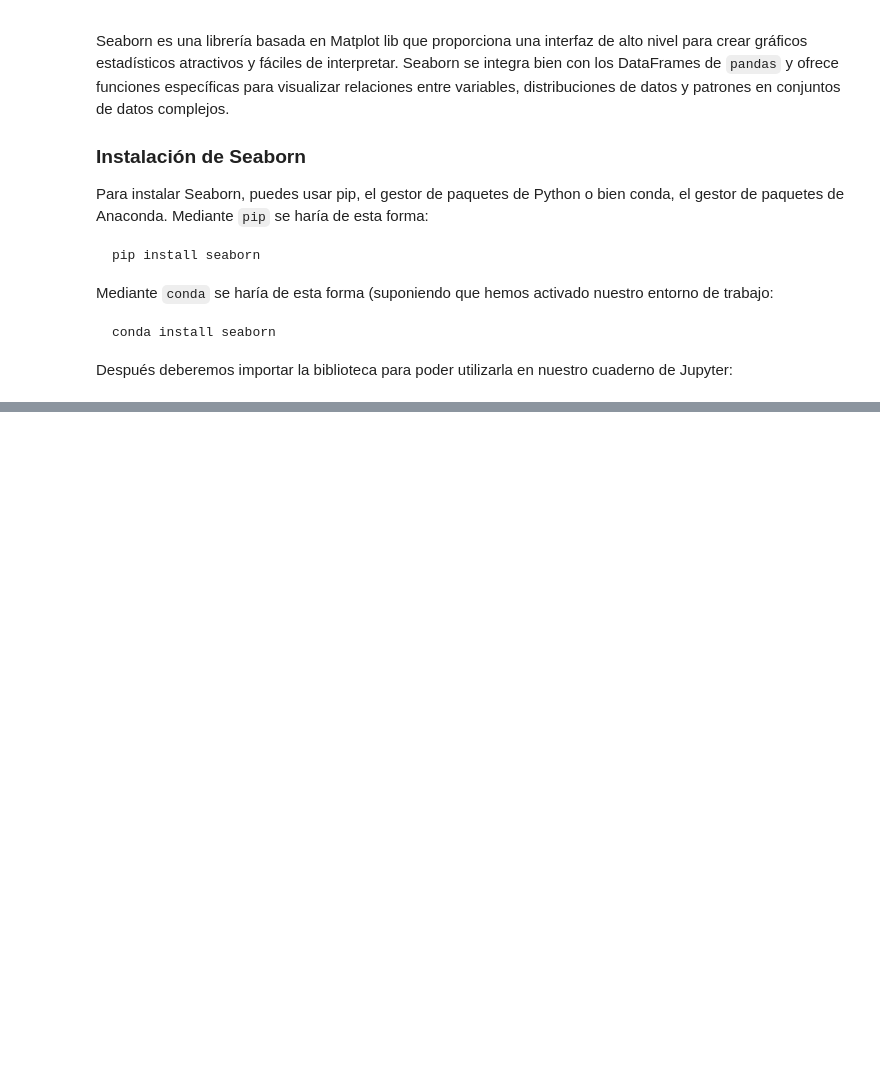
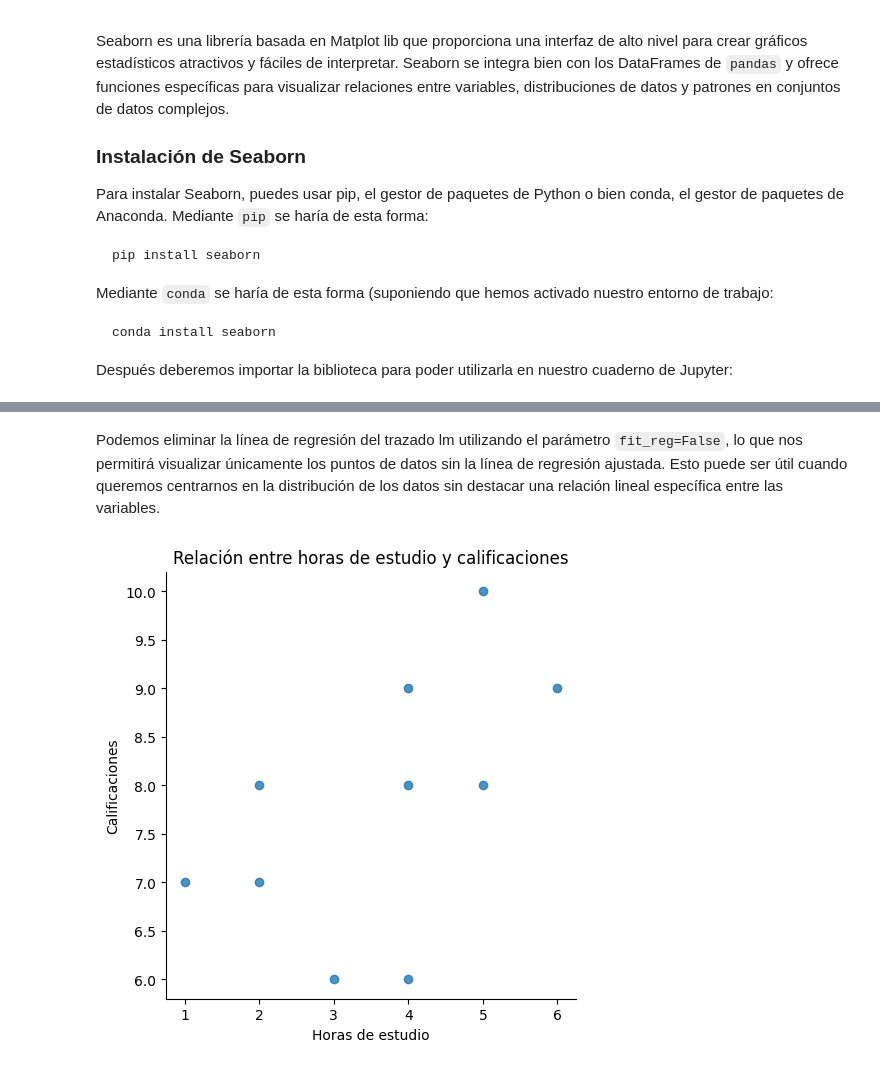
Before and after one commit to jorgesancheznet/apuntes-ADPy, a Jupyter notebook: jupyter/U05/Visualizacion.ipynb, the cells around one changed output, grey strips where cells are left out. Saved outputs shown, nothing was run; the diff lists cells and outputs as text; code cells hidden in the pictures; blank space fills up the shorter version.

```diff
--- a/jupyter/U05/Visualizacion.ipynb
+++ b/jupyter/U05/Visualizacion.ipynb
@@ -414,0 +461,15 @@ import seaborn as sns
+# %% [markdown]
+Podemos eliminar la línea de regresión del trazado lm utilizando el parámetro `fit_reg=False`, lo que nos permitirá visualizar únicamente los puntos de datos sin la línea de regresión ajustada. Esto puede ser útil cuando queremos centrarnos en la distribución de los datos sin destacar una relación lineal específica entre las variables.
+# %%
+df = pd.DataFrame({
+    "Horas de estudio": [1, 2, 3, 4, 5, 6, 5, 4, 4, 2],
+    "Calificaciones": [7, 8, 6, 9, 10, 9, 8, 8, 6, 7],
+    "Grupo": ['A', 'A', 'A', 'A', 'A', 'B', 'B', 'B', 'B', 'B']
+})
+sns.lmplot(x='Horas de estudio', y='Calificaciones', data=df, fit_reg=False)
+plt.title('Relación entre horas de estudio y calificaciones')
+plt.xlabel('Horas de estudio')
+plt.ylabel('Calificaciones')
+plt.show()
+# %% [output]
+[figure, added]
```
Also changed, not shown: parts of 28 cells of this notebook, 5 other files.
